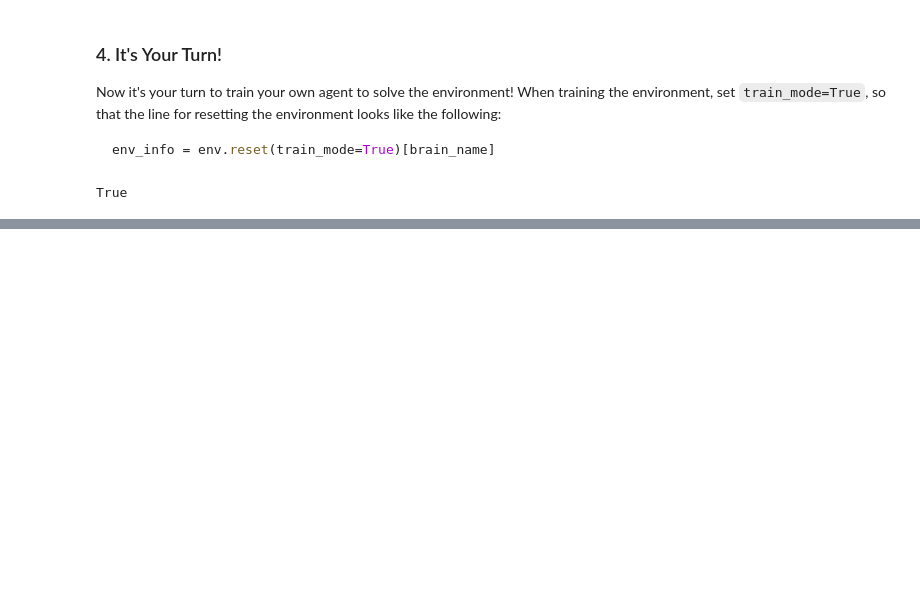
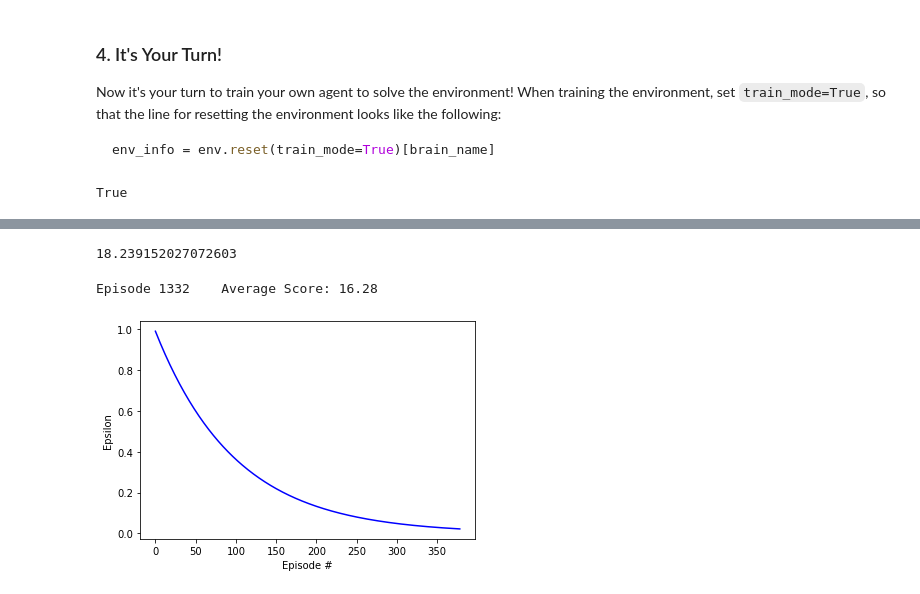
Before and after one commit to josemiserra/navigation_drlnd, a Jupyter notebook: Navigation.ipynb, the cells around one changed output, grey strips where cells are left out. Drawn from its saved outputs; the diff is of its cells as text; code cells hidden in the pictures; blank space fills up the shorter version.

```diff
--- a/Navigation.ipynb
+++ b/Navigation.ipynb
@@ -136,12 +136,4 @@ from collections import deque
 import matplotlib.pyplot as plt
 %matplotlib inline
 from dqn_agent import Agent
-
-
-agent = Agent(state_size=37, action_size=4, seed=0)
-eps_start = 1.0
-eps_end=0.01
-eps_decay=0.995
-n_episodes = 501 #1800
-max_t = 10000
 # %%
@@ -203,0 +174,26 @@ Episode 324     Average Score: 3.821
+# %%
+ar = np.array([473, 505, 516])
+ar.std()
+# %% [output]
+18.239152027072603
+# %%
+eps_start = 1.0
+eps_end=0.01
+eps_decay=0.95
+n_episodes = 5000
+max_t = 300
+
+scores, epsi = testFunction(n_episodes, max_t, eps_start, eps_end, eps_decay)
+# %% [output]
+Episode 1332    Average Score: 16.28
+# %%
+import pandas as pd
+# plot the scores
+fig = plt.figure()
+ax = fig.add_subplot(111)
+plt.plot(np.arange(len(scores)), epsi,'b')
+plt.ylabel('Epsilon')
+plt.xlabel('Episode #')
+plt.show()
+# %% [output]
+[figure, added]
```
Also changed, not shown: parts of 3 cells of this notebook, 6 other files.
